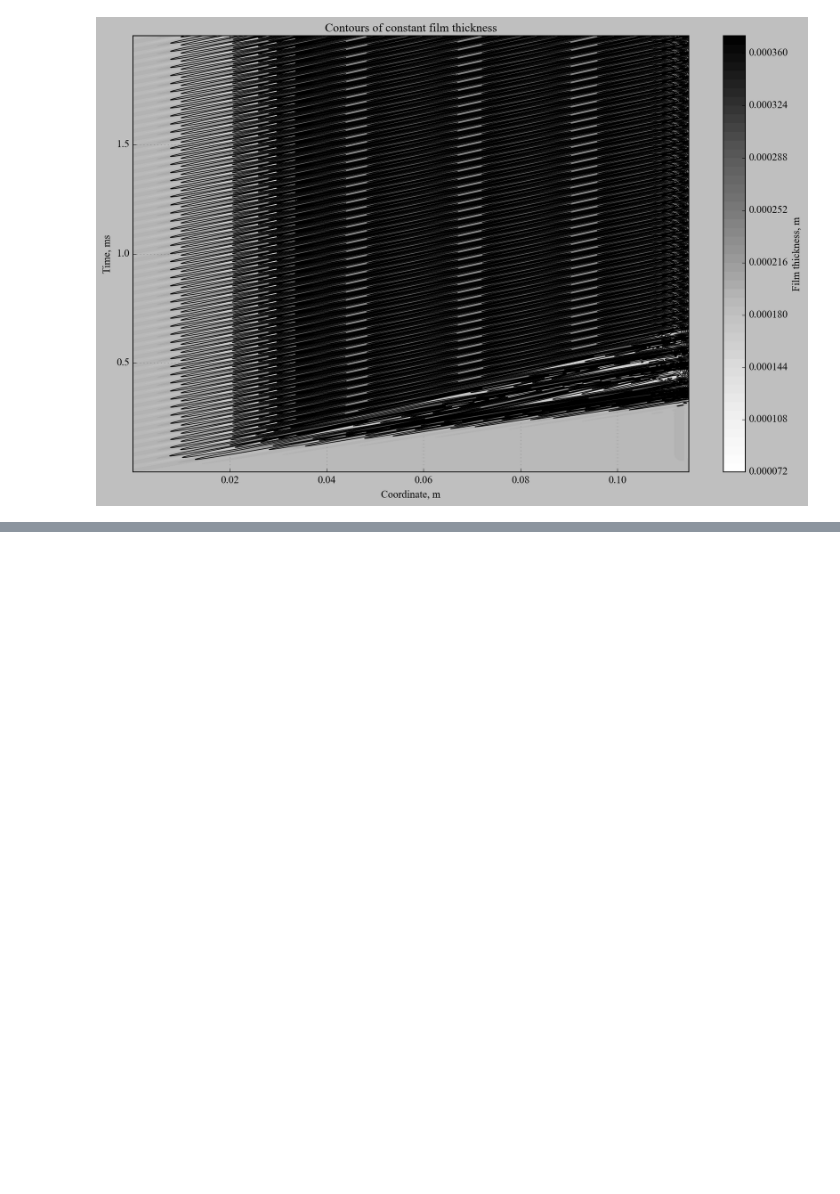
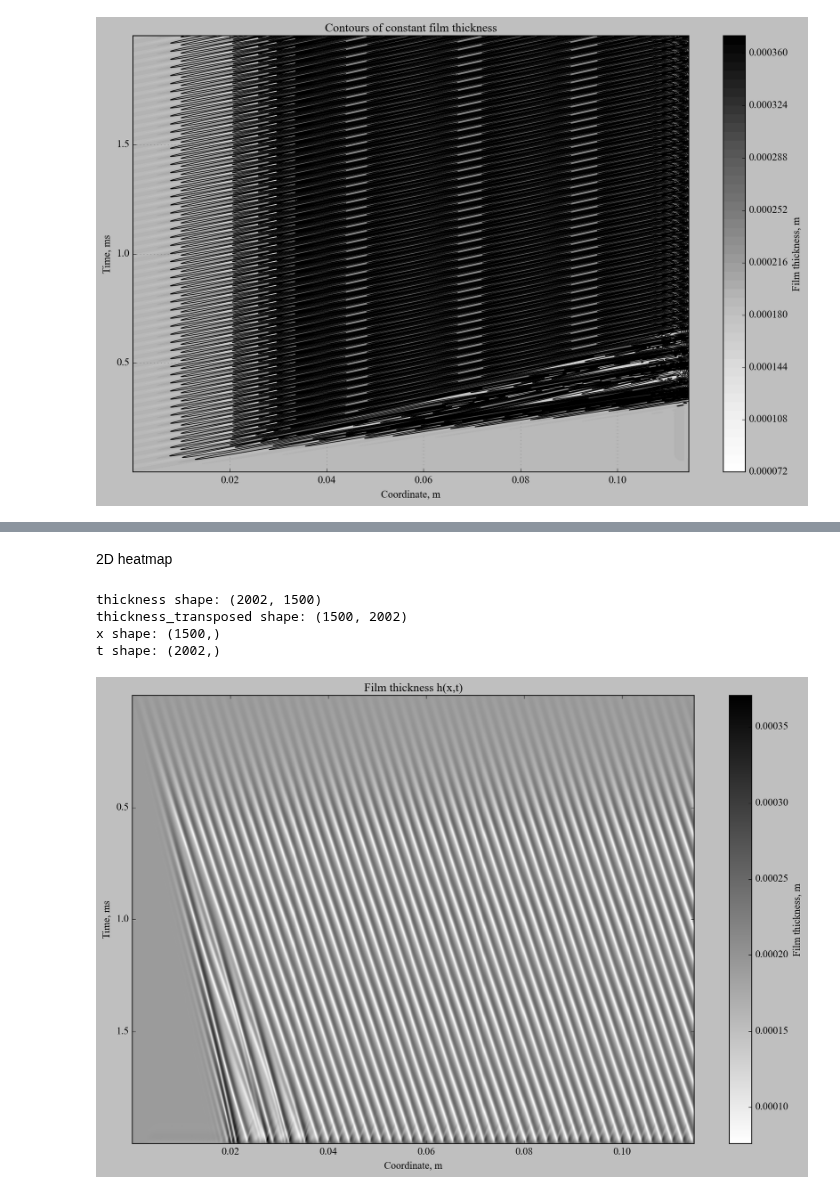
Before and after one commit to UlyanaGru/Fourier, a Jupyter notebook: postprocessing_mesh11.ipynb, the cells around one changed output, grey strips where cells are left out. Drawn from its saved outputs; the diff is of its cells as text; code cells hidden in the pictures; blank space fills up the shorter version.

```diff
--- a/postprocessing_mesh11.ipynb
+++ b/postprocessing_mesh11.ipynb
@@ -406,0 +426,34 @@ plt.show()
+# %% [markdown]
+2D heatmap
+# %%
+import matplotlib.pyplot as plt
+import numpy as np
+
+thickness_transposed = thickness.T
+print(f"thickness shape: {thickness.shape}")
+print(f"thickness_transposed shape: {thickness_transposed.shape}")
+print(f"x shape: {x.shape}")
+print(f"t shape: {t.shape}")
+X, T_mesh = np.meshgrid(x, t)
+fig, ax = plt.subplots(figsize=(12, 8))
+im = ax.imshow(thickness_transposed,
+               cmap='binary',
+               aspect='auto',
+               extent=[x.min(), x.max(), t.max(), t.min()],
+               origin='upper')
+plt.colorbar(im, label='Film thickness, m')
+ax.set_xlabel('Coordinate, m', fontsize=12)
+ax.set_ylabel('Time, ms', fontsize=12)
+ax.set_title('Film thickness h(x,t)', fontsize=14)
+ax.set_xlabel('Coordinate, m', fontsize=12)
+ax.set_ylabel('Time, ms', fontsize=12)
+ax.set_title('Film thickness h(x,t)', fontsize=14)
+plt.tight_layout(pad=0.1)
+plt.savefig('figout/2D_film_thickness.png', dpi=300, bbox_inches='tight', pad_inches=0.05)
+plt.show()
+# %% [output]
+thickness shape: (2002, 1500)
+thickness_transposed shape: (1500, 2002)
+x shape: (1500,)
+t shape: (2002,)
+[figure, added]
```
Also changed, not shown: parts of 3 cells of this notebook, 5 other files.
